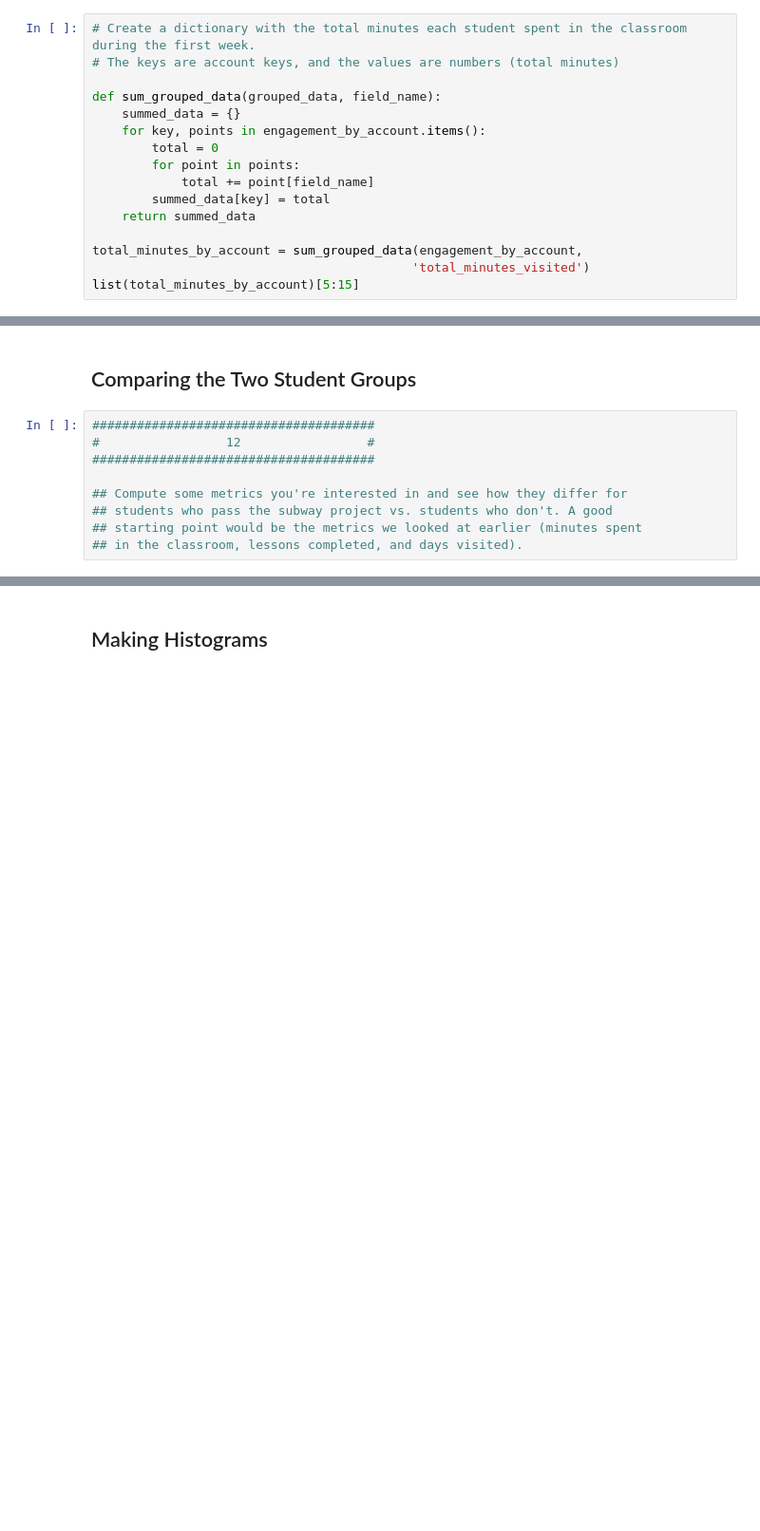
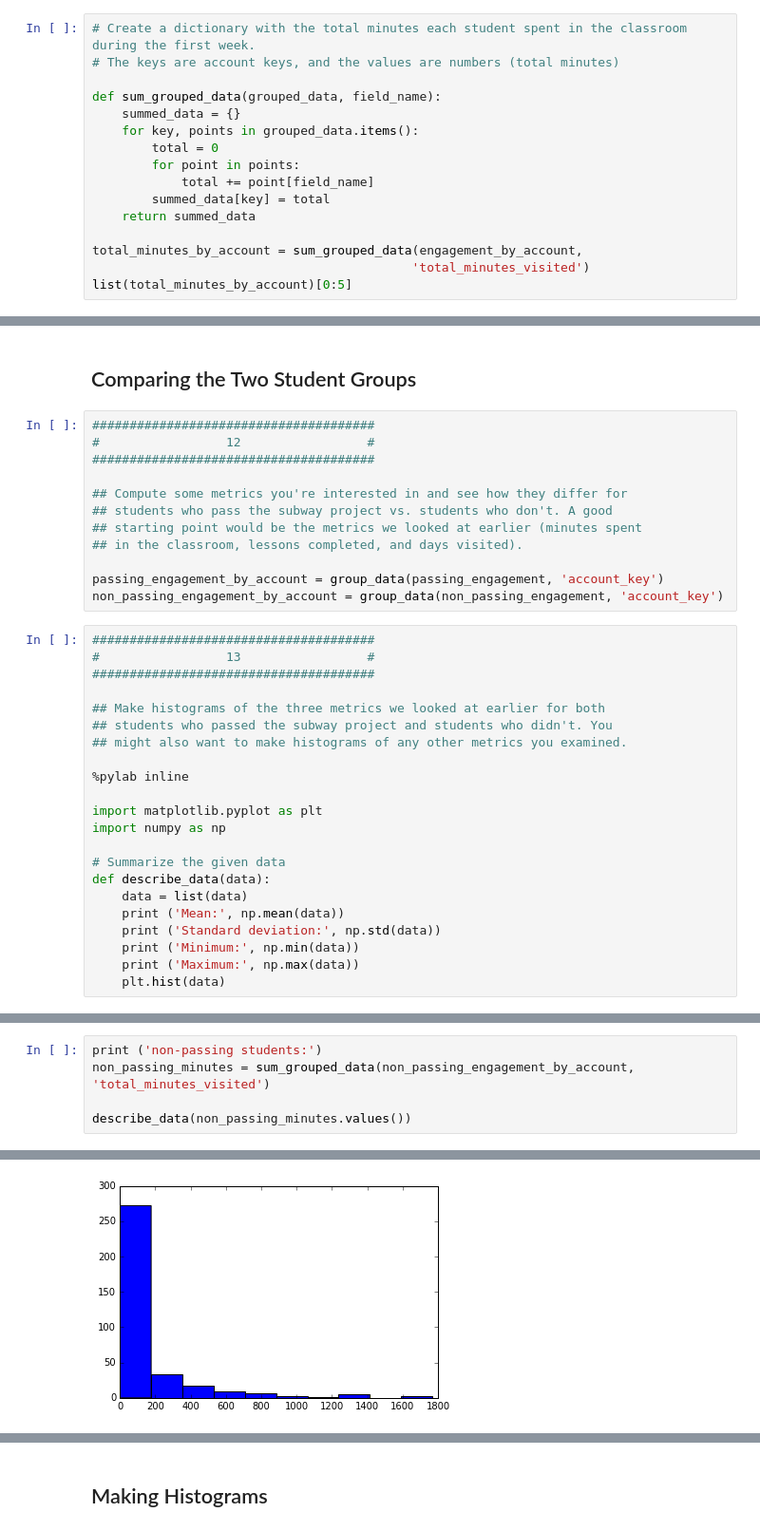
Before and after one commit to cranb3rry/dtnl, a Jupyter notebook: L1_Starter_Code.ipynb, the cells around one changed output, grey strips where cells are left out. Shown at 95% size. Saved outputs shown, nothing was run; the diff lists cells and outputs as text; blank space fills up the shorter version.

```diff
--- a/L1_Starter_Code.ipynb
+++ b/L1_Starter_Code.ipynb
@@ -357,7 +360,7 @@ engagement_by_account = group_data(week_one_paid_engagement, 'account_key')
 
 def sum_grouped_data(grouped_data, field_name):
     summed_data = {}
-    for key, points in engagement_by_account.items():
+    for key, points in grouped_data.items():
         total = 0
         for point in points:
             total += point[field_name]
@@ -366,5 +369,5 @@ def sum_grouped_data(grouped_data, field_name):
 
 total_minutes_by_account = sum_grouped_data(engagement_by_account,
                                            'total_minutes_visited')
-list(total_minutes_by_account)[5:15]
+list(total_minutes_by_account)[0:5]
 # %% [output]
@@ -498,3 +528,28 @@ SyntaxError: invalid syntax (<ipython-input-24-8e3a81c66922>, line 12)
 ## students who pass the subway project vs. students who don't. A good
 ## starting point would be the metrics we looked at earlier (minutes spent
 ## in the classroom, lessons completed, and days visited).
+
+passing_engagement_by_account = group_data(passing_engagement, 'account_key')
+non_passing_engagement_by_account = group_data(non_passing_engagement, 'account_key')
+# %%
+######################################
+#                 13                 #
+######################################
+
+## Make histograms of the three metrics we looked at earlier for both
+## students who passed the subway project and students who didn't. You
+## might also want to make histograms of any other metrics you examined.
+
+%pylab inline
+
+import matplotlib.pyplot as plt
+import numpy as np
+
+# Summarize the given data
+def describe_data(data):
+    data = list(data)
+    print ('Mean:', np.mean(data))
+    print ('Standard deviation:', np.std(data))
+    print ('Minimum:', np.min(data))
+    print ('Maximum:', np.max(data))
+    plt.hist(data)
@@ -500,0 +558,6 @@ SyntaxError: invalid syntax (<ipython-input-24-8e3a81c66922>, line 12)
+# %%
+print ('non-passing students:')
+non_passing_minutes = sum_grouped_data(non_passing_engagement_by_account, 'total_minutes_visited')
+
+describe_data(non_passing_minutes.values())
+# %% [output]
@@ -500,0 +569 @@ SyntaxError: invalid syntax (<ipython-input-24-8e3a81c66922>, line 12)
+[figure, added]
```
Also changed, not shown: parts of 14 cells of this notebook.
